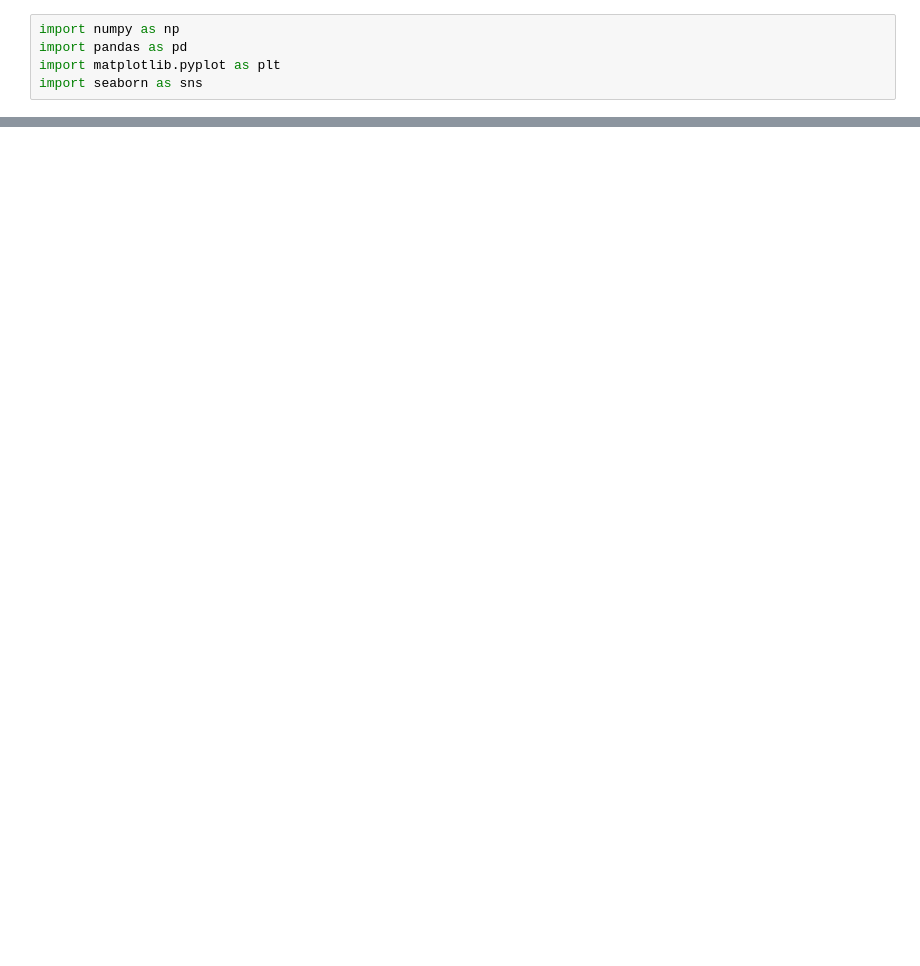
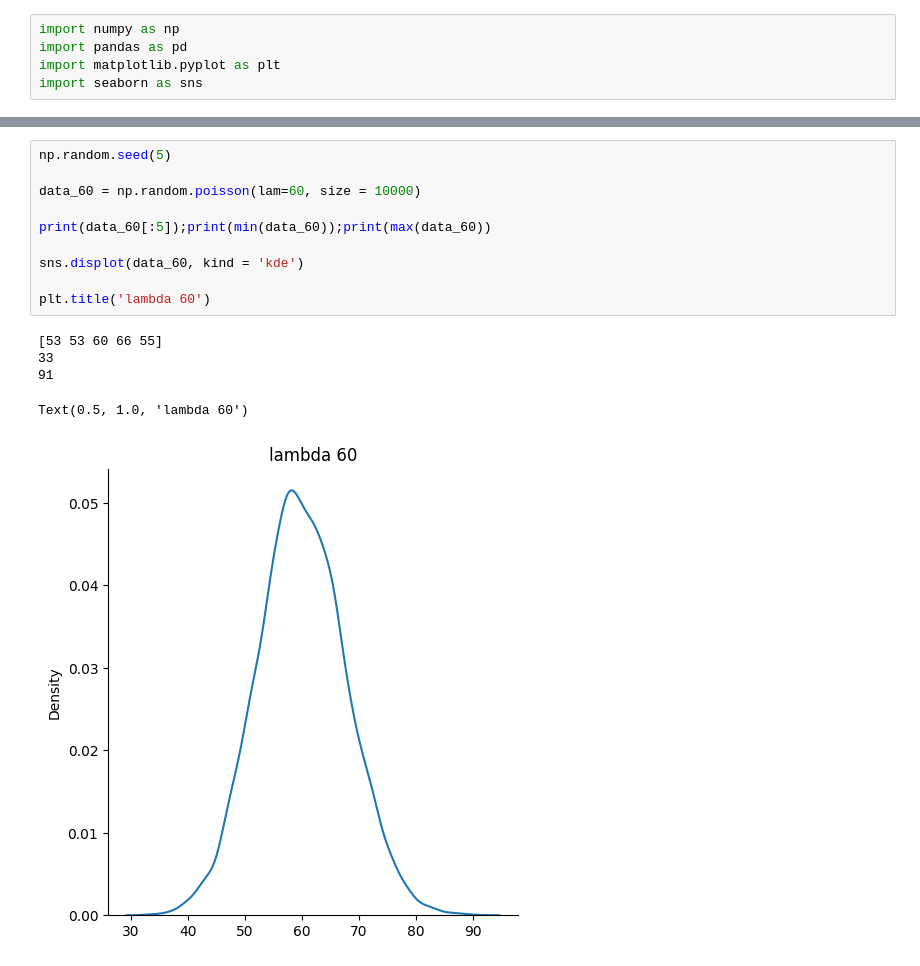
Before and after one commit to tabjun/Anomaly-Detection, a Jupyter notebook: simulation/poisson_generation.ipynb, the cells around one changed output, grey strips where cells are left out. Cells and saved outputs as stored; diff of their text form; blank space fills up the shorter version.

```diff
--- a/simulation/poisson_generation.ipynb
+++ b/simulation/poisson_generation.ipynb
@@ -45,0 +38,16 @@ pd.Series(data).plot()
+# %%
+np.random.seed(5)
+
+data_60 = np.random.poisson(lam=60, size = 10000)
+
+print(data_60[:5]);print(min(data_60));print(max(data_60))
+
+sns.displot(data_60, kind = 'kde')
+
+plt.title('lambda 60')
+# %% [output]
+[53 53 60 66 55]
+33
+91
+Text(0.5, 1.0, 'lambda 60')
+[figure, added]
```
Also changed, not shown: parts of 8 cells of this notebook, 1 other file.
